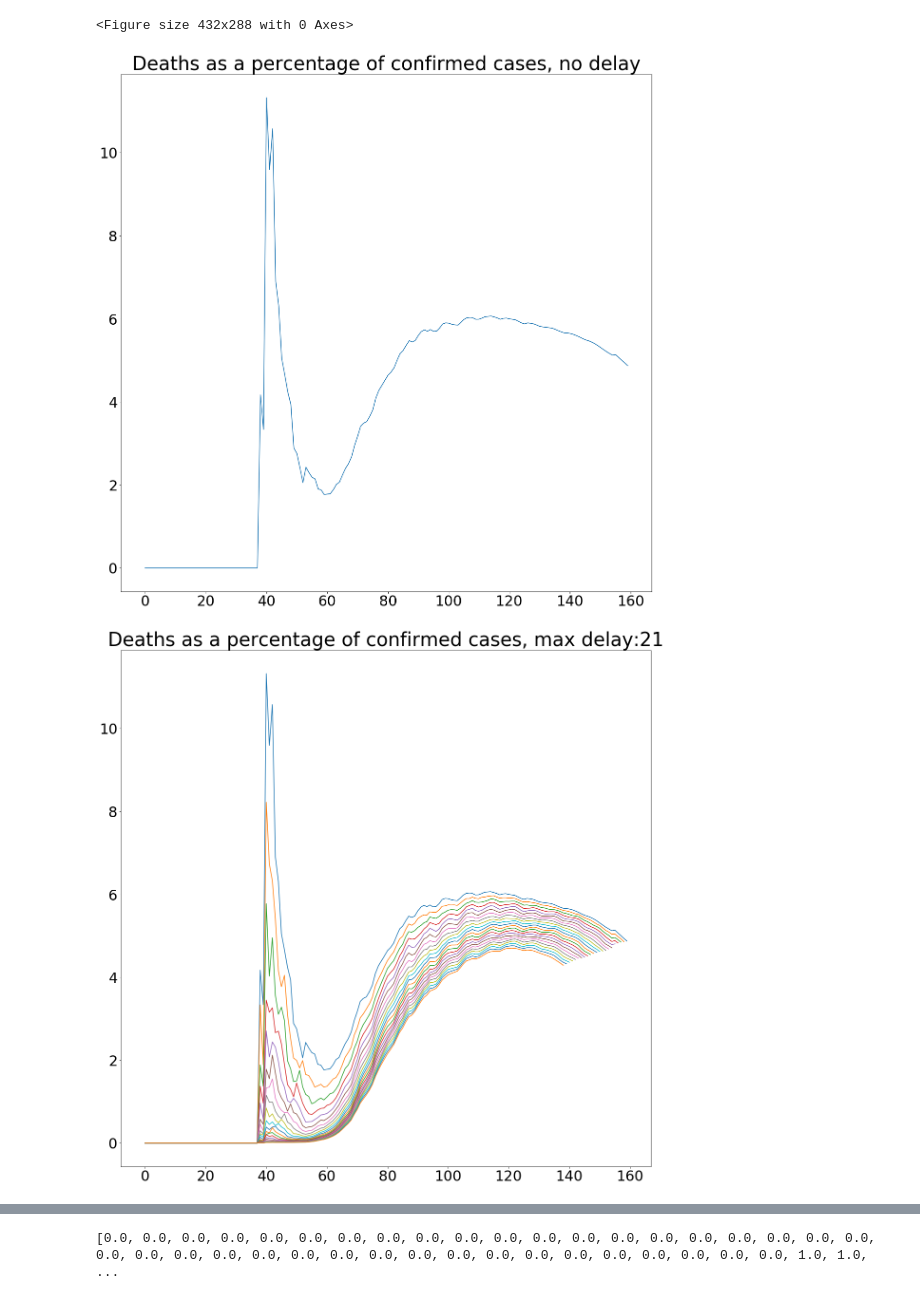
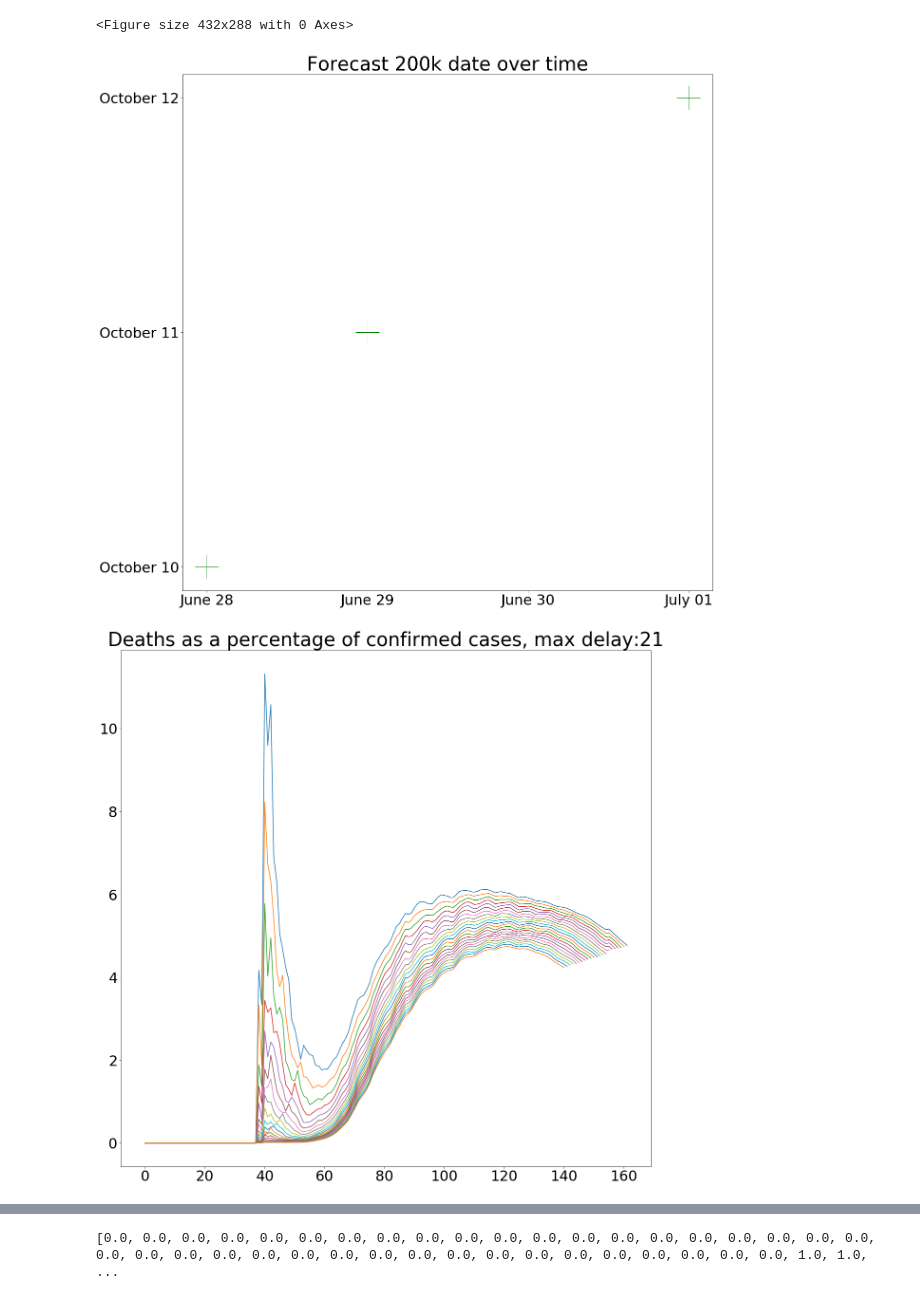
Before and after one commit to kootsoop/DSP.SE, a Jupyter notebook: Python/COVID-19 Plots.ipynb, the cells around one changed output, grey strips where cells are left out. Drawn from its saved outputs; the diff is of its cells as text; code cells hidden in the pictures.

Commit message:
Updated plot of date forecasts.

```diff
--- a/Python/COVID-19 Plots.ipynb
+++ b/Python/COVID-19 Plots.ipynb
@@ -6,6 +6,9 @@ from datetime import datetime, timedelta
 import json
 import os.path
 from os import path
+import matplotlib.dates as mdates
+from matplotlib.ticker import (MultipleLocator, FormatStrFormatter,
+                               AutoMinorLocator)
 
 def read_covid_data(data_type):
     if (data_type in ['confirmed', 'deaths', 'recovered']):
@@ -92,13 +95,15 @@ if (not first_row_shifted[end_fit] in forecasts200k):
     forecast_file.close()
 
 
+dates = []
 forecasts = []
 for date in forecasts200k:
     # print(str(date) + ' ' + str(forecasts200k[date]))
     forecasts.append(datetime.strptime(forecasts200k[date], '%Y-%m-%d'))
-
+    dates.append(datetime.strptime(date, '%m/%d/%y'))
 
 print(forecasts)
+print(dates)
 
 plt.figure(1)
 plt.plot(x_pre, y_pre, 'g.', label='Prior data')
@@ -120,11 +125,15 @@ plt.figure(figsize=(20,20))
 ax = plt.gca()
 # We change the fontsize of minor ticks label
 ax.tick_params(axis='both', which='major', labelsize=30)
+ax.yaxis.set_major_formatter(mdates.DateFormatter("%B %d"))
+ax.xaxis.set_major_formatter(mdates.DateFormatter("%B %d"))
+ax.xaxis.set_major_locator(MultipleLocator(1))
+ax.yaxis.set_major_locator(MultipleLocator(1))
 ax.tick_params(axis='both', which='minor', labelsize=8)
-plt.plot(x_axis, death_percent)
-plt.title('Deaths as a percentage of confirmed cases, no delay', fontsize=40)
-plt.savefig('/Users/kootsoop/Pictures/COVID-19-DEATH-RATE.png')
-
+plt.plot(dates, forecasts,'g+', markersize=50)
+plt.title('Forecast 200k date over time', fontsize=40)
+plt.savefig('/Users/kootsoop/Pictures/COVID-19-FORECAST-HISTORY.png')
+# Doesn't seem to do the right thing: ax.set_xticklabels(dates)
 
 plt.figure(3)
 plt.figure(figsize=(20,20))
@@ -171,3 +181,3 @@ Days until 100k: 103.14723704263645
 <Figure size 432x288 with 0 Axes>
-[figure, old version]
+[figure, new version]
-[figure, old version]
+[figure, new version]
```
Also changed, not shown: parts of 1 cell of this notebook, 1 other file.
